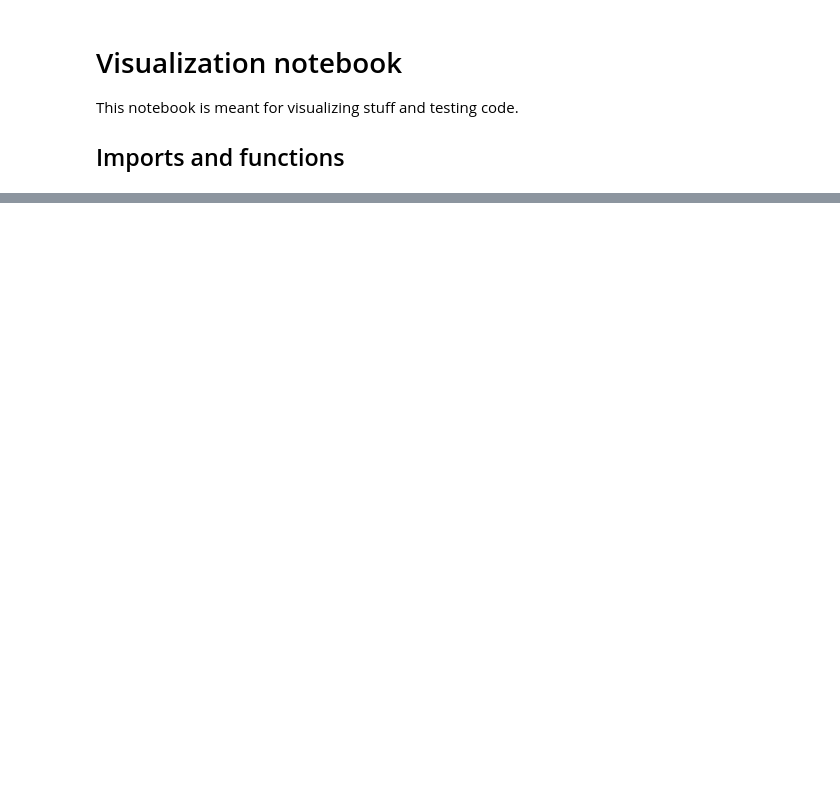
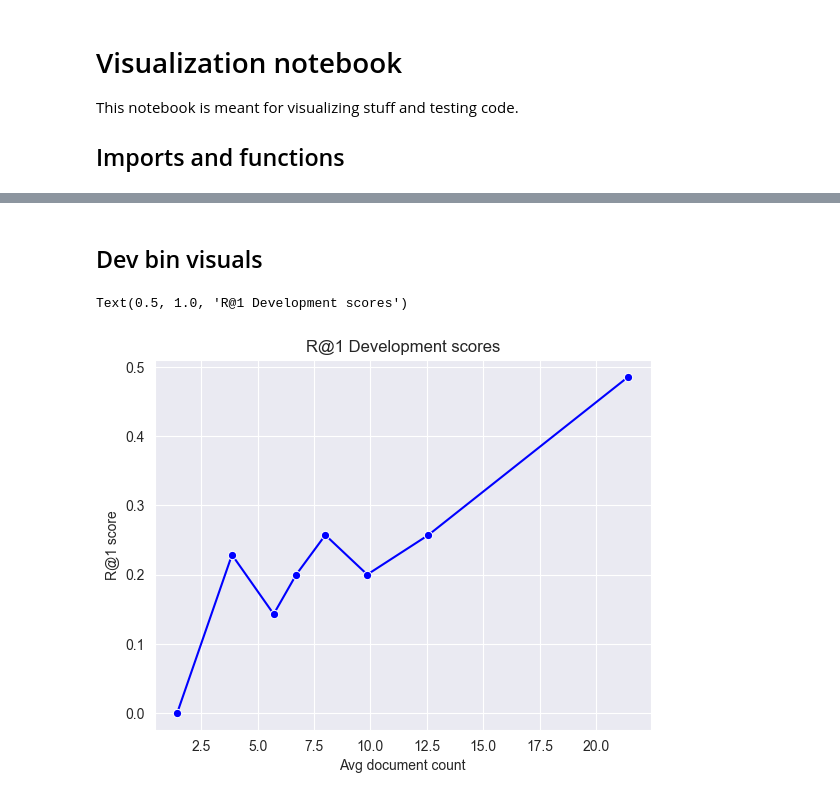
Before and after one commit to eric-sclafani/gram2vec, a Jupyter notebook: gram2vec/visualize.ipynb, the cells around one changed output, grey strips where cells are left out. Cells and saved outputs as stored; diff of their text form; code cells hidden in the pictures; blank space fills up the shorter version.

```diff
--- a/gram2vec/visualize.ipynb
+++ b/gram2vec/visualize.ipynb
@@ -126,0 +132,42 @@ Max # of docs: {author_max}""")
+# %% [markdown]
+## Dev bin visuals
+# %%
+from data.scripts.pan_create_bins import get_train_authors_sorted_by_docfreq
+
+def bin_authors(iterable) -> tuple[list[str], ...]:
+    return tuple(chunked(iterable, 7))
+
+def make_doc_avg_labels(sorted_dict):
+
+       labels = []
+       for bin in bin_authors(list(sorted_dict.values())):
+              labels.append(round(np.mean(bin), 2))
+       return labels
+
+train_path = "eval/pan22_splits/knn/train.json"
+train_authors_sorted = get_train_authors_sorted_by_docfreq(train_path)
+labels = make_doc_avg_labels(train_authors_sorted)
+
+# k = 6
+all_features = np.array([0., 0.22857143, 0.14285714, 0.2, 0.25714286,0.2, 0.25714286, 0.48571429])
+half_features = np.array([0.,0.31428571, 0.17142857, 0.2, 0.2 ,0.2, 0.31428571, 0.48571429])
+
+
+
+
+df = pd.DataFrame({
+       "Bin labels": labels,
+       "Full features": all_features,
+       "Half features": half_features
+})
+
+sns.set_style("darkgrid")
+
+
+sns.lineplot(data=df, x="Bin labels", y="Full features",color="blue",marker="o")
+plt.xlabel("Avg document count")
+plt.ylabel("R@1 score")
+plt.title("R@1 Development scores")
+# %% [output]
+Text(0.5, 1.0, 'R@1 Development scores')
+[figure, added]
```
Also changed, not shown: parts of 9 cells of this notebook, 6 other files.
